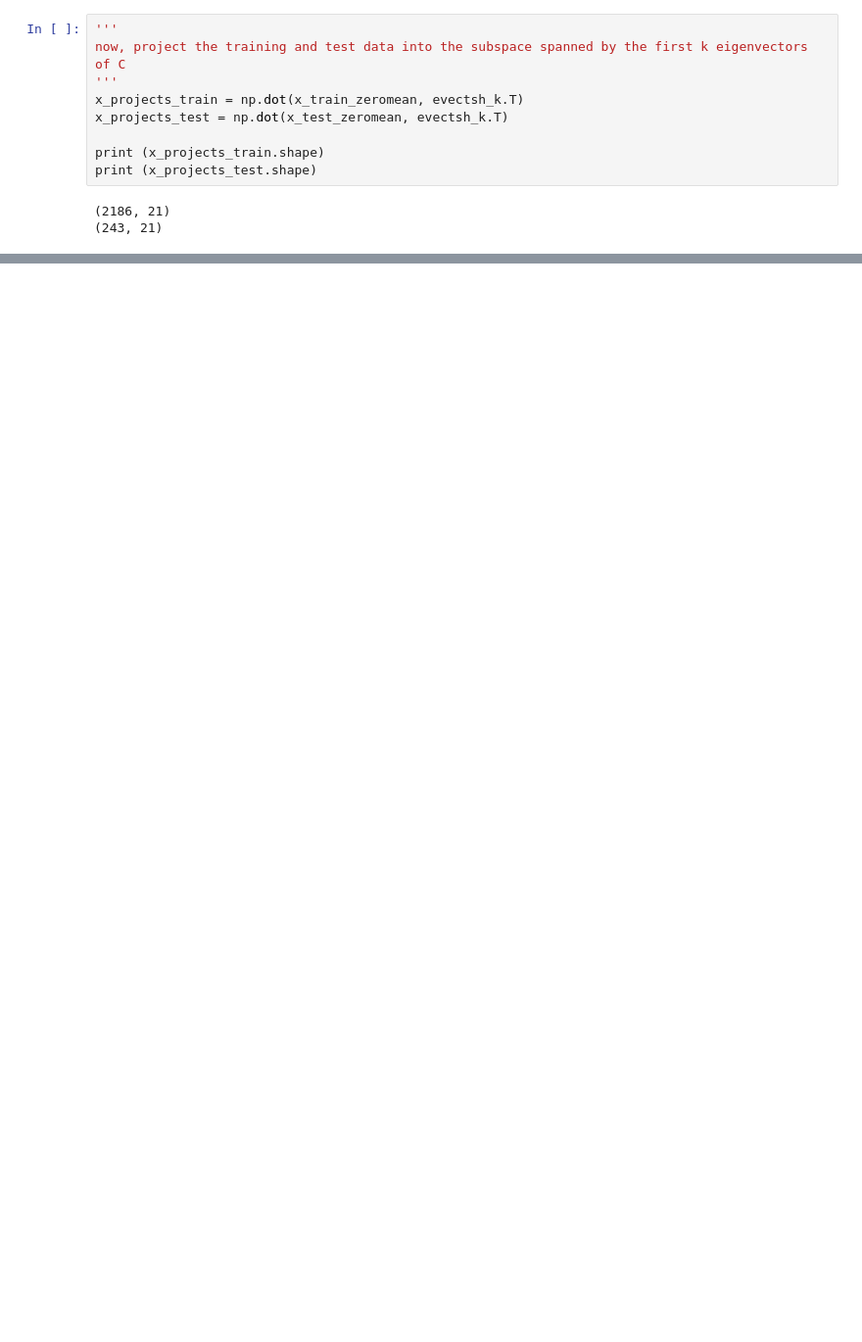
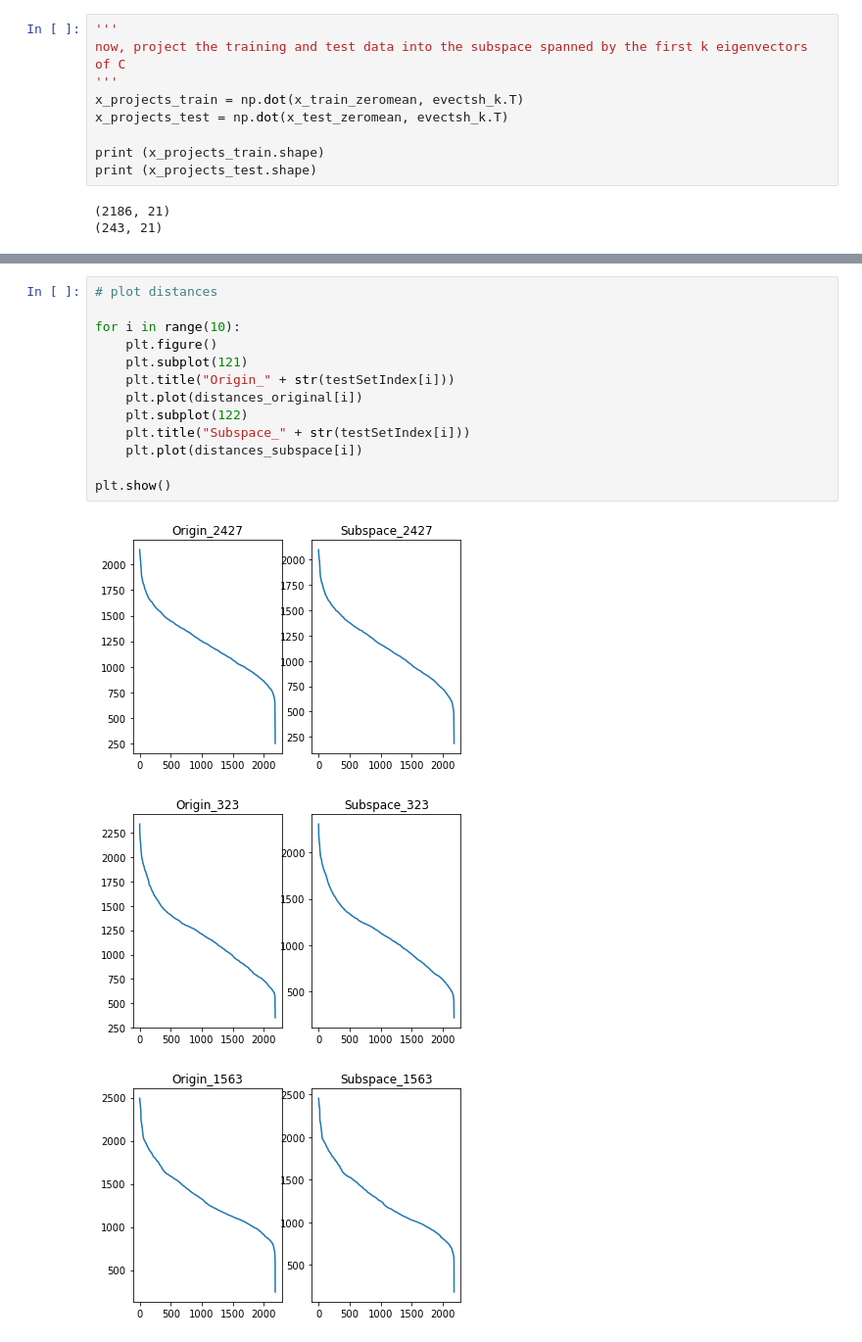
Before and after one commit to omartrinidad/image_processing, a Jupyter notebook: project_02/eigenface.ipynb, the cells around one changed output, grey strips where cells are left out. Shown at 98% size. Drawn from its saved outputs; the diff is of its cells as text; blank space fills up the shorter version.

```diff
--- a/project_02/eigenface.ipynb
+++ b/project_02/eigenface.ipynb
@@ -214,0 +217,17 @@ plt.show()
+# %%
+# plot distances
+
+for i in range(10):
+    plt.figure()
+    plt.subplot(121)
+    plt.title("Origin_" + str(testSetIndex[i]))
+    plt.plot(distances_original[i])
+    plt.subplot(122)
+    plt.title("Subspace_" + str(testSetIndex[i]))
+    plt.plot(distances_subspace[i])
+
+plt.show()
+# %% [output]
+[figure, added]
+[figure, added]
+[figure, added]
```
Also changed, not shown: parts of 16 cells of this notebook, 1 other file.
